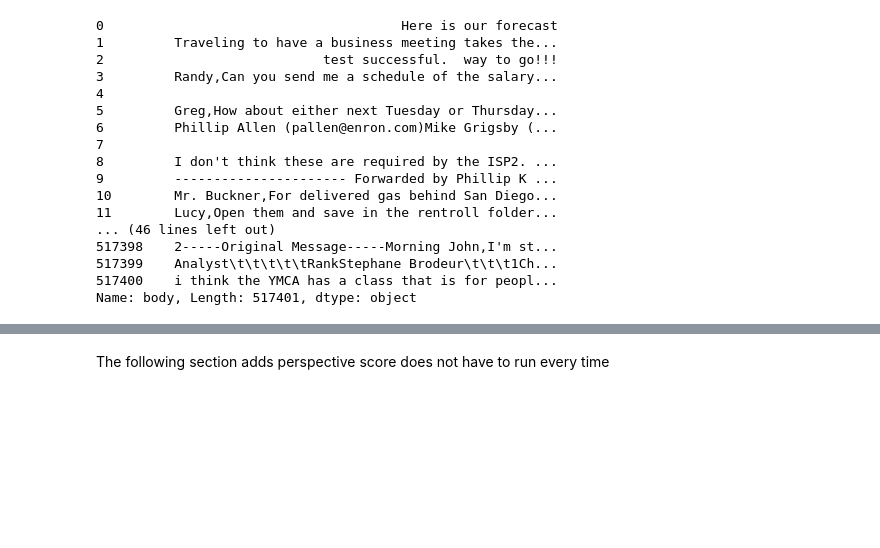
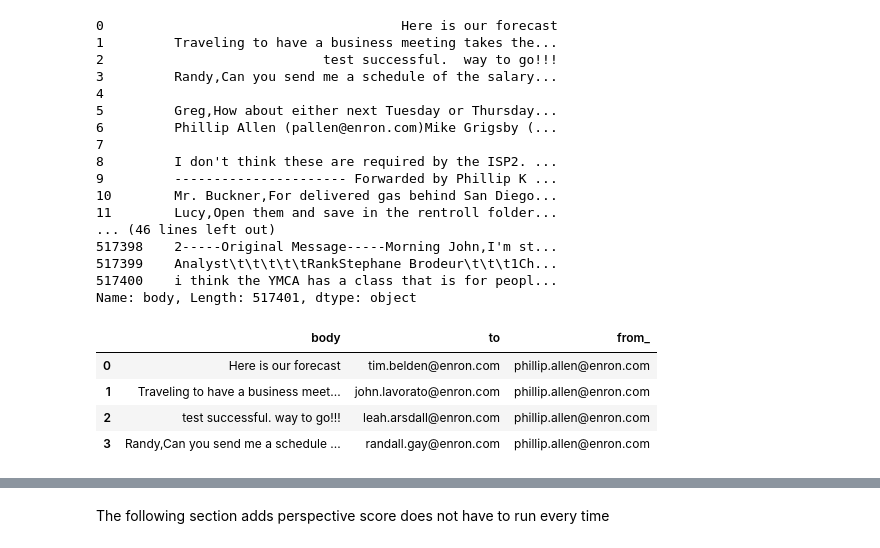
Before and after one commit to KathleenYWang/Sentiment_Detection_NLP, a Jupyter notebook: EDAKaggleEnron.ipynb, the cells around one changed output, grey strips where cells are left out. Cells and saved outputs as stored; diff of their text form; code cells hidden in the pictures; blank space fills up the shorter version.

```diff
--- a/EDAKaggleEnron.ipynb
+++ b/EDAKaggleEnron.ipynb
@@ -138,3 +142,11 @@ email_df.body
 517399    Analyst\t\t\t\t\tRankStephane Brodeur\t\t\t1Ch...
 517400    i think the YMCA has a class that is for peopl...
 Name: body, Length: 517401, dtype: object
+# %%
+email_df.iloc[0:4,]
+# %% [output]
+|  | body | to | from_ |
+| 0 | Here is our forecast | tim.belden@enron.com | phillip.allen@enron.com |
+| 1 | Traveling to have a business meet... | john.lavorato@enron.com | phillip.allen@enron.com |
+| 2 | test successful. way to go!!! | leah.arsdall@enron.com | phillip.allen@enron.com |
+| 3 | Randy,Can you send me a schedule ... | randall.gay@enron.com | phillip.allen@enron.com |
```
Also changed, not shown: parts of 18 cells of this notebook.
